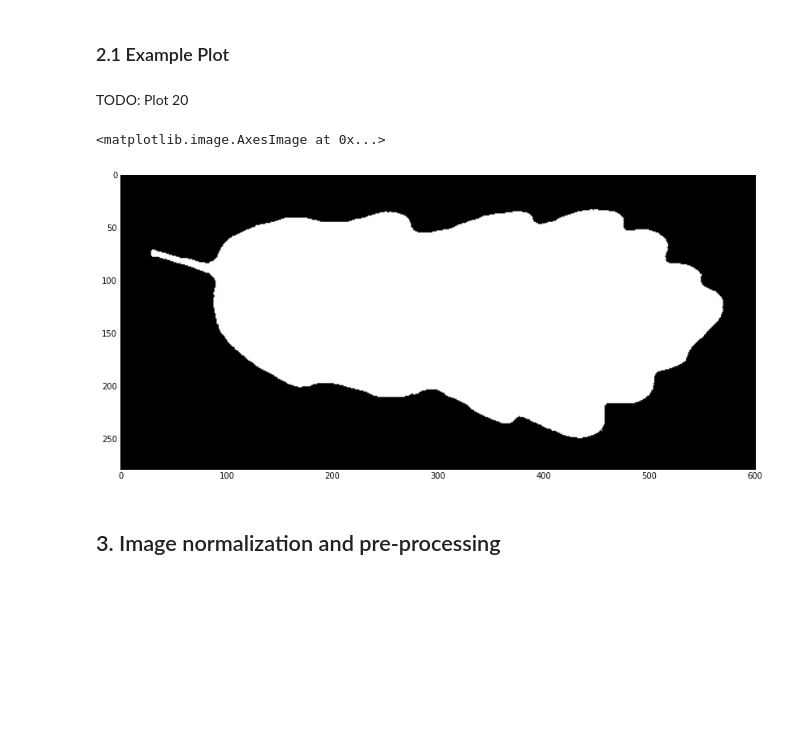
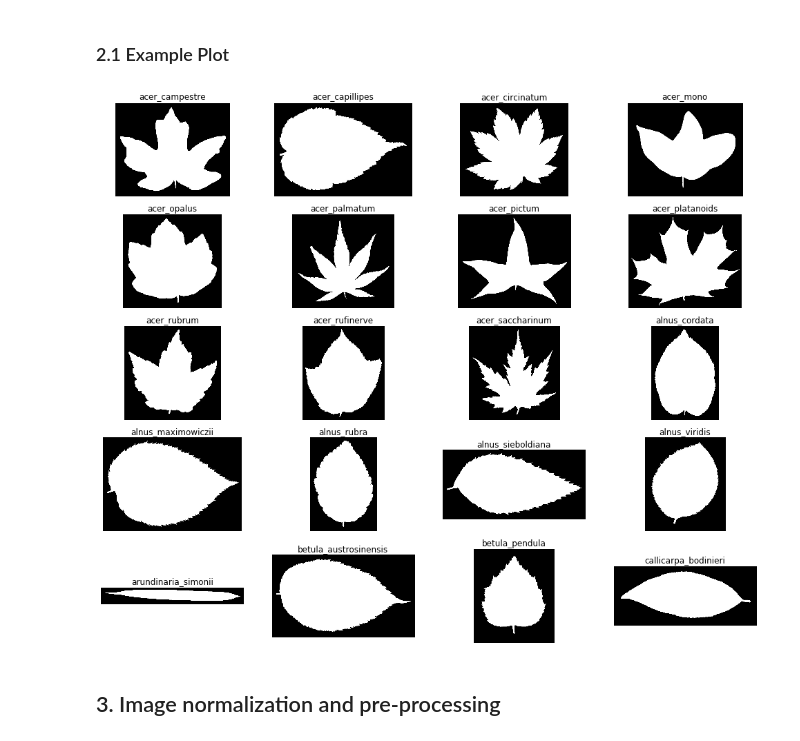
Before and after one commit to Larissa13/MAC5749, a Jupyter notebook: projects/group3/Group3.ipynb, the cells around one changed output. Drawn from its saved outputs; the diff is of its cells as text; code cells hidden in the pictures; blank space fills up the shorter version.

```diff
--- a/projects/group3/Group3.ipynb
+++ b/projects/group3/Group3.ipynb
@@ -64,6 +69,7 @@ folder = "./data/raw-images/"
 
 #Check subdirectories
 subdirectories = list(map(str, [sb for sb in  pathlib.Path(folder).iterdir() if sb.is_dir()]))
+subdirectories.sort()
 
 #Load all images in each subdirectory
 images = []
@@ -72,6 +78,7 @@ id = 1
 for sb in subdirectories:
     filenames = os.listdir(sb)
     filenames = [fname for fname in filenames if re.match(".*.jpg", fname)]
+    filenames.sort()
     classname = os.path.basename(sb).lower()
     for fname in filenames:
         images.append({
@@ -85,13 +92,22 @@ for sb in subdirectories:
 labeltable = pandas.DataFrame(images, columns = ["id", "species_name"])
 # %% [markdown]
 ### 2.1 Example Plot
-# %% [markdown]
-TODO: Plot 20
-# %%
-plt.imshow(images[0]["image"], cmap = "gray")
-# %% [output]
-<matplotlib.image.AxesImage at 0x...>
-[figure, removed]
+# %%
+mpl.rcParams['figure.figsize'] = (17,14)
+samples = list(range(0, 20*16, 16))
+
+plt.figure()
+for i in range(20):
+    plt.subplot(5,4,i+1)
+    plt.title(images[samples[i]]["species_name"])
+    fig = plt.imshow(images[samples[i]]["image"], cmap = "gray")
+    fig.axes.get_xaxis().set_visible(False)
+    fig.axes.get_yaxis().set_visible(False)
+
+plt.show()
+mpl.rcParams['figure.figsize'] = (14,7)
+# %% [output]
+[figure, added]
 # %% [markdown]
 ## 3. Image normalization and pre-processing
 # %% [markdown]
```
Also changed, not shown: parts of 17 cells of this notebook.
